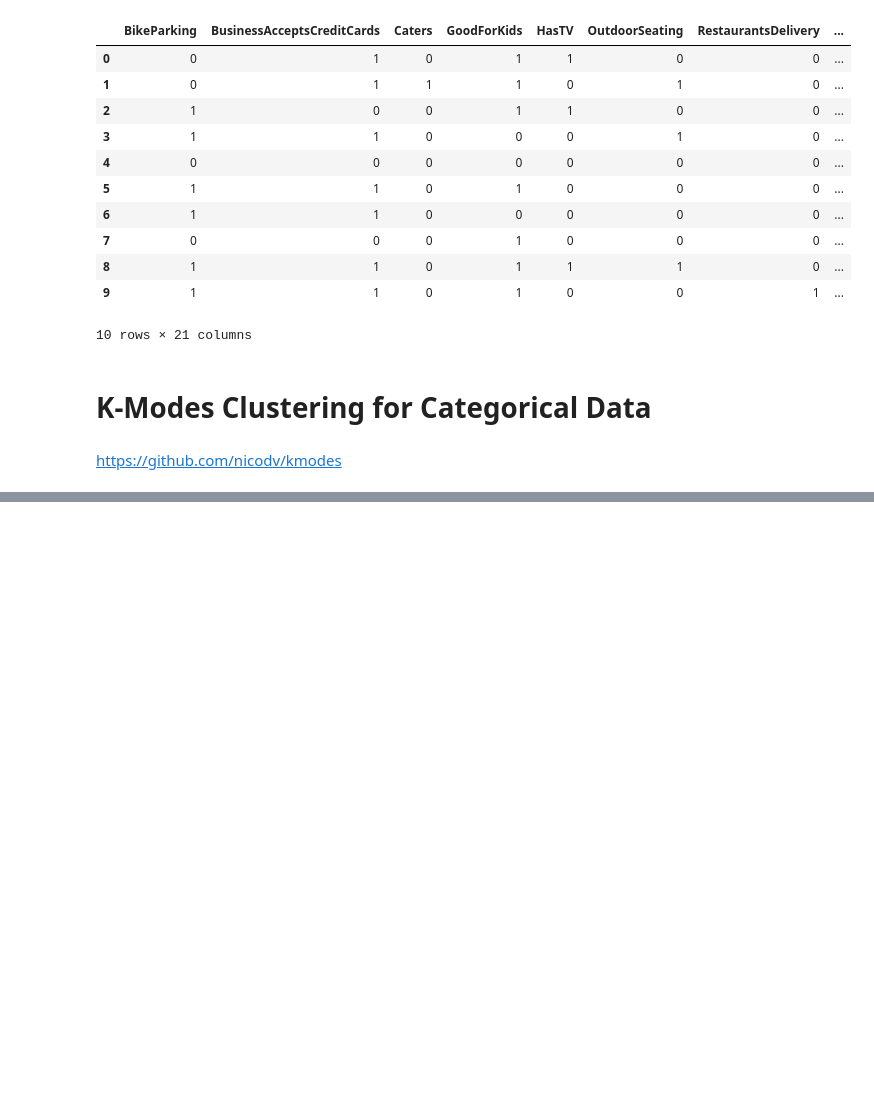
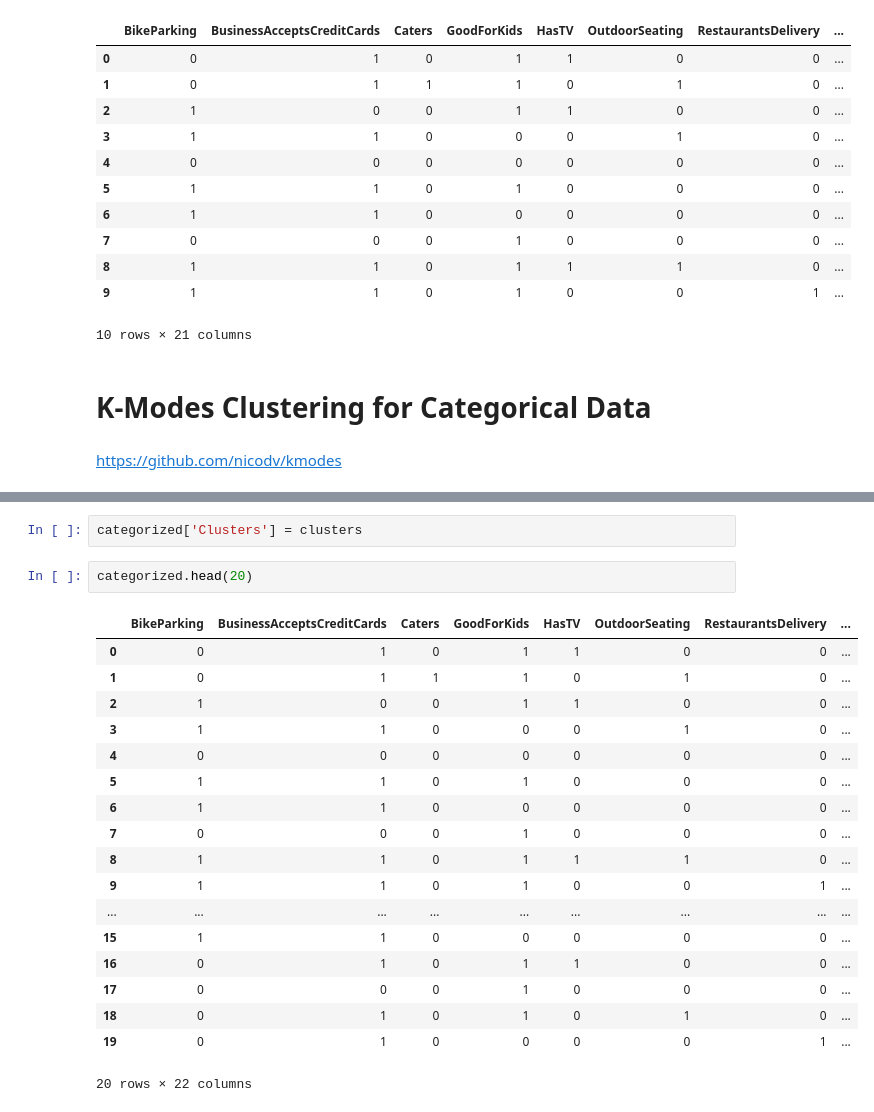
Before and after one commit to Coldsp33d/Yelp-Challenge-2018, a Jupyter notebook: clustering.ipynb, the cells around one changed output, grey strips where cells are left out. Drawn from its saved outputs; the diff is of its cells as text; blank space fills up the shorter version.

```diff
--- a/clustering.ipynb
+++ b/clustering.ipynb
@@ -82,0 +99,23 @@ https://github.com/nicodv/kmodes
+# %%
+categorized['Clusters'] = clusters
+# %%
+categorized.head(20)
+# %% [output]
+|  | BikeParking | BusinessAcceptsCreditCards | Caters | GoodForKids | HasTV | OutdoorSeating | RestaurantsDelivery | ... |
+| 0 | 0 | 1 | 0 | 1 | 1 | 0 | 0 | ... |
+| 1 | 0 | 1 | 1 | 1 | 0 | 1 | 0 | ... |
+| 2 | 1 | 0 | 0 | 1 | 1 | 0 | 0 | ... |
+| 3 | 1 | 1 | 0 | 0 | 0 | 1 | 0 | ... |
+| 4 | 0 | 0 | 0 | 0 | 0 | 0 | 0 | ... |
+| 5 | 1 | 1 | 0 | 1 | 0 | 0 | 0 | ... |
+| 6 | 1 | 1 | 0 | 0 | 0 | 0 | 0 | ... |
+| 7 | 0 | 0 | 0 | 1 | 0 | 0 | 0 | ... |
+| 8 | 1 | 1 | 0 | 1 | 1 | 1 | 0 | ... |
+| 9 | 1 | 1 | 0 | 1 | 0 | 0 | 1 | ... |
+| ... | ... | ... | ... | ... | ... | ... | ... | ... |
+| 15 | 1 | 1 | 0 | 0 | 0 | 0 | 0 | ... |
+| 16 | 0 | 1 | 0 | 1 | 1 | 0 | 0 | ... |
+| 17 | 0 | 0 | 0 | 1 | 0 | 0 | 0 | ... |
+| 18 | 0 | 1 | 0 | 1 | 0 | 1 | 0 | ... |
+| 19 | 0 | 1 | 0 | 0 | 0 | 0 | 1 | ... |
+20 rows × 22 columns
```
Also changed, not shown: parts of 4 cells of this notebook.
